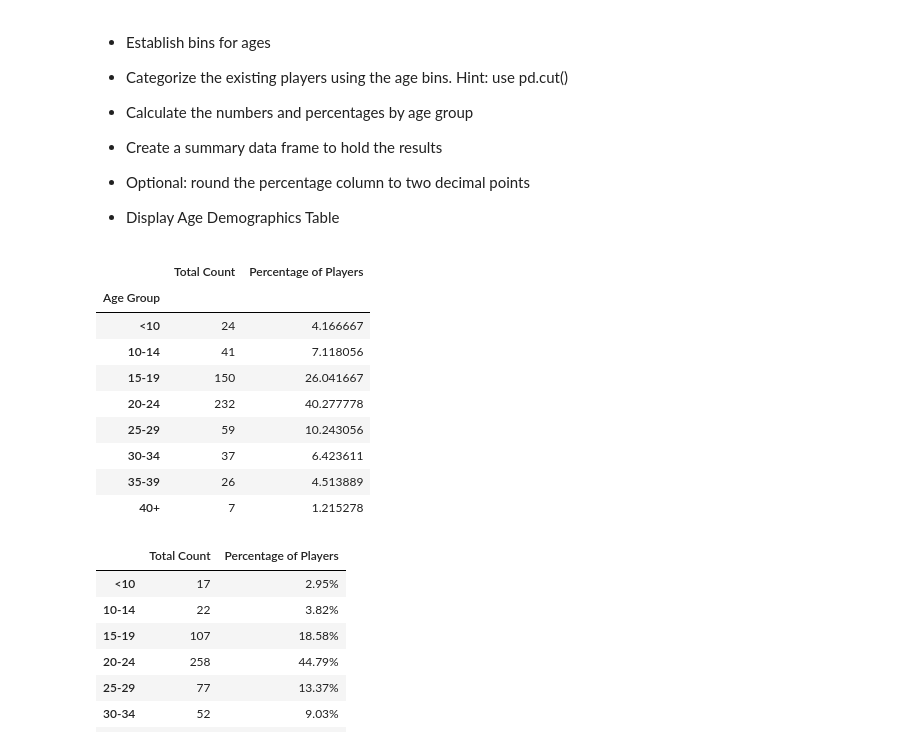
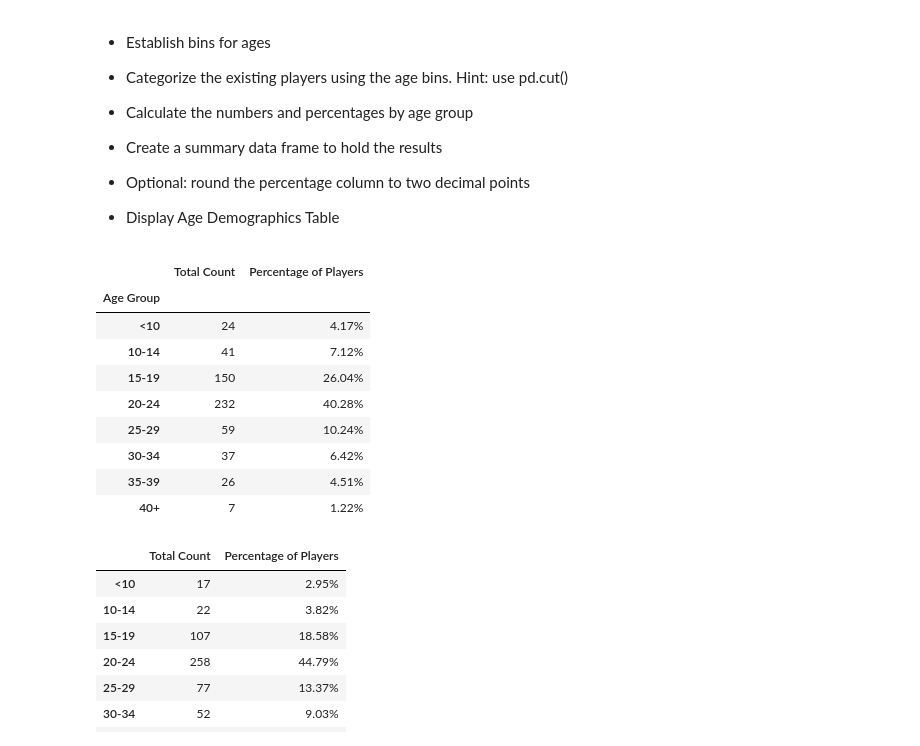
Before and after one commit to brian-halll/pandas-challenge, a Jupyter notebook: HeroesOfPymoli/HeroesOfPymoli-Starter.ipynb, the cells around one changed output. Drawn from its saved outputs; the diff is of its cells as text; code cells hidden in the pictures.

```diff
--- a/HeroesOfPymoli/HeroesOfPymoli-Starter.ipynb
+++ b/HeroesOfPymoli/HeroesOfPymoli-Starter.ipynb
@@ -225,33 +223,34 @@ gender_data
 # %%
 # Establish the bins
 bins = [0,10,15,20,25,30,35,40,100]
 labels = ["<10", "10-14", "15-19", "20-24", "25-29", "30-34", "35-39", "40+"]
 
 # Categorize the existing players using the age bins
 cutGenderDF = player_demographics
 cutGenderDF["Age Group"] = pd.cut(cutGenderDF["Age"], bins, labels=labels)
 
 num_per_group = cutGenderDF.groupby(["Age Group"]).count()["SN"]
 perc_per_group = num_per_group / num_players * 100
 
 
 ageDF = pd.DataFrame({
     "Total Count": num_per_group,
     "Percentage of Players" : perc_per_group
 })
 
+ageDF["Percentage of Players"] = ageDF["Percentage of Players"].map("{:.2f}%".format)
 ageDF
 # %% [output]
 |  | Total Count | Percentage of Players |
 | Age Group |  |  |
-| <10 | 24 | 4.166667 |
-| 10-14 | 41 | 7.118056 |
-| 15-19 | 150 | 26.041667 |
-| 20-24 | 232 | 40.277778 |
-| 25-29 | 59 | 10.243056 |
-| 30-34 | 37 | 6.423611 |
-| 35-39 | 26 | 4.513889 |
-| 40+ | 7 | 1.215278 |
+| <10 | 24 | 4.17% |
+| 10-14 | 41 | 7.12% |
+| 15-19 | 150 | 26.04% |
+| 20-24 | 232 | 40.28% |
+| 25-29 | 59 | 10.24% |
+| 30-34 | 37 | 6.42% |
+| 35-39 | 26 | 4.51% |
+| 40+ | 7 | 1.22% |
 # %%
 # Establish the bins
 
```
Also changed, not shown: parts of 9 cells of this notebook.
